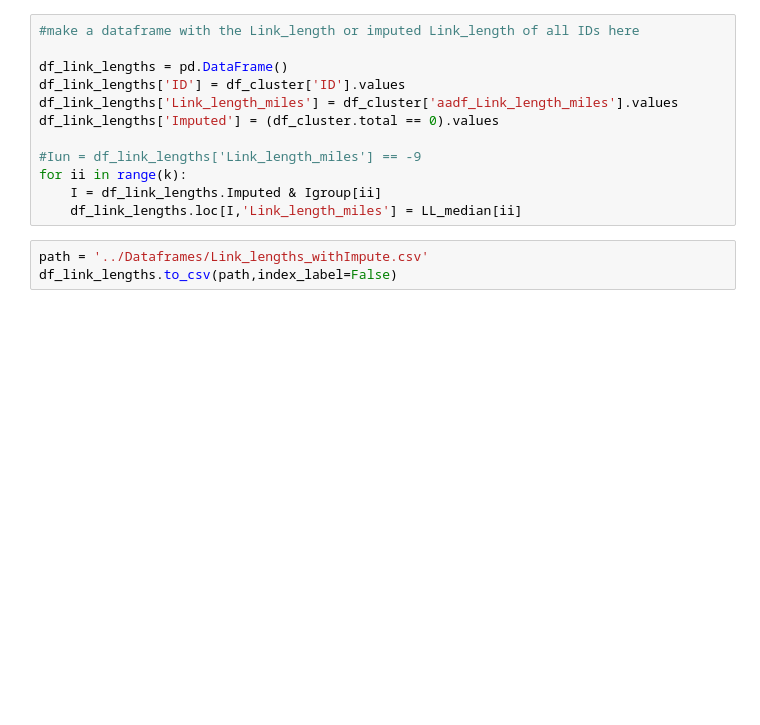
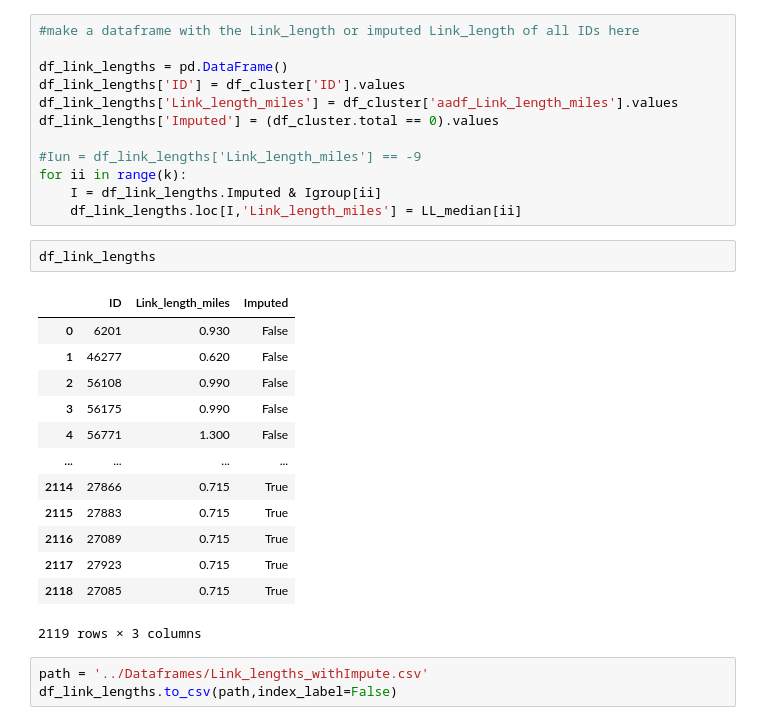
Before and after one commit to dtuthill/erdos_project, a Jupyter notebook: Greg_Analysis/kmean_df_road.ipynb, the cells around one changed output. Cells and saved outputs as stored; diff of their text form; blank space fills up the shorter version.

```diff
--- a/Greg_Analysis/kmean_df_road.ipynb
+++ b/Greg_Analysis/kmean_df_road.ipynb
@@ -282,6 +282,22 @@ df_link_lengths['Imputed'] = (df_cluster.total == 0).values
 for ii in range(k):
     I = df_link_lengths.Imputed & Igroup[ii]
     df_link_lengths.loc[I,'Link_length_miles'] = LL_median[ii]
+# %%
+df_link_lengths
+# %% [output]
+|  | ID | Link_length_miles | Imputed |
+| 0 | 6201 | 0.930 | False |
+| 1 | 46277 | 0.620 | False |
+| 2 | 56108 | 0.990 | False |
+| 3 | 56175 | 0.990 | False |
+| 4 | 56771 | 1.300 | False |
+| ... | ... | ... | ... |
+| 2114 | 27866 | 0.715 | True |
+| 2115 | 27883 | 0.715 | True |
+| 2116 | 27089 | 0.715 | True |
+| 2117 | 27923 | 0.715 | True |
+| 2118 | 27085 | 0.715 | True |
+2119 rows × 3 columns
 # %%
 path = '../Dataframes/Link_lengths_withImpute.csv'
 df_link_lengths.to_csv(path,index_label=False)
```
Also changed, not shown: parts of 4 cells of this notebook.
